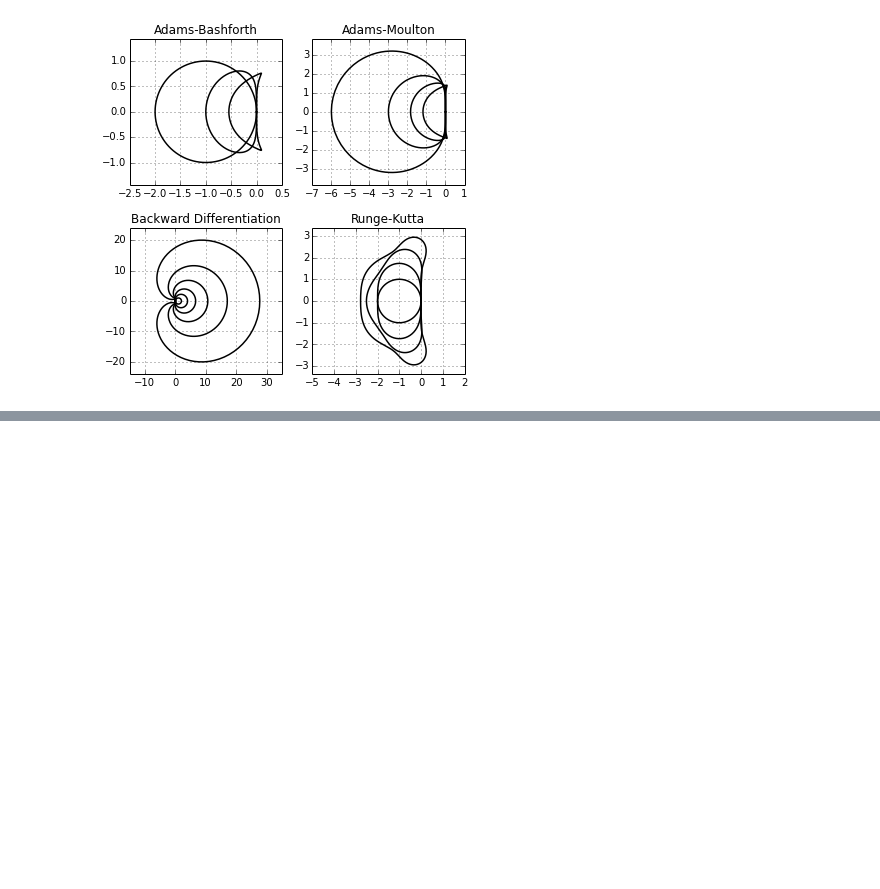
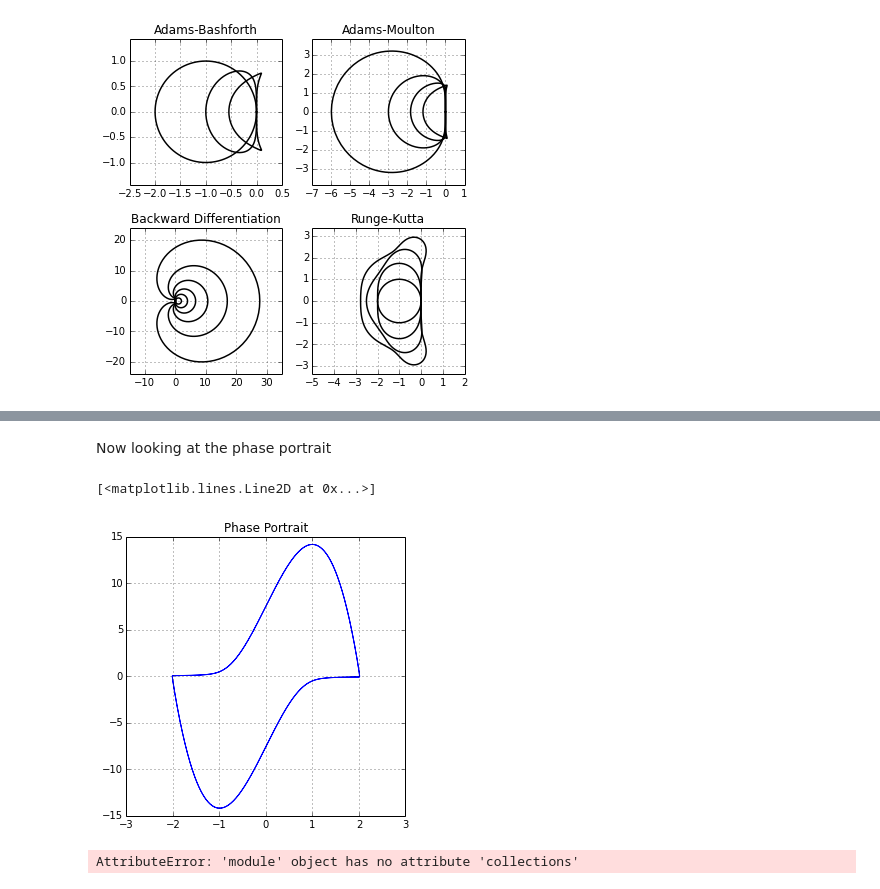
Before and after one commit to sebastiandres/ILI286, a Jupyter notebook: ipynb/U3_StabilityRegions_and_More.ipynb, the cells around one changed output, grey strips where cells are left out. Drawn from its saved outputs; the diff is of its cells as text; code cells hidden in the pictures; blank space fills up the shorter version.

```diff
--- a/ipynb/U3_StabilityRegions.ipynb
+++ b/ipynb/U3_StabilityRegions_and_More.ipynb
@@ -141,0 +255,16 @@ pyplot.show()
+# %% [markdown]
+Now looking at the phase portrait
+# %%
+fig = pyplot.figure(figsize=(5,5))
+ax = fig.gca()
+#ax.axis("equal")
+ax.grid(True)
+ax.set_title("Phase Portrait")
+plot(y_output[:,0],y_output[:,1],'-')
+# %% [output]
+[<matplotlib.lines.Line2D at 0x...>]
+[figure, added]
+# %%
+plt.collections.colorline(y_output[:,0],y_output[:,1], cmap='jet')
+# %% [output]
+AttributeError: 'module' object has no attribute 'collections'
```
Also changed, not shown: parts of 13 cells of this notebook, 1 other file.
